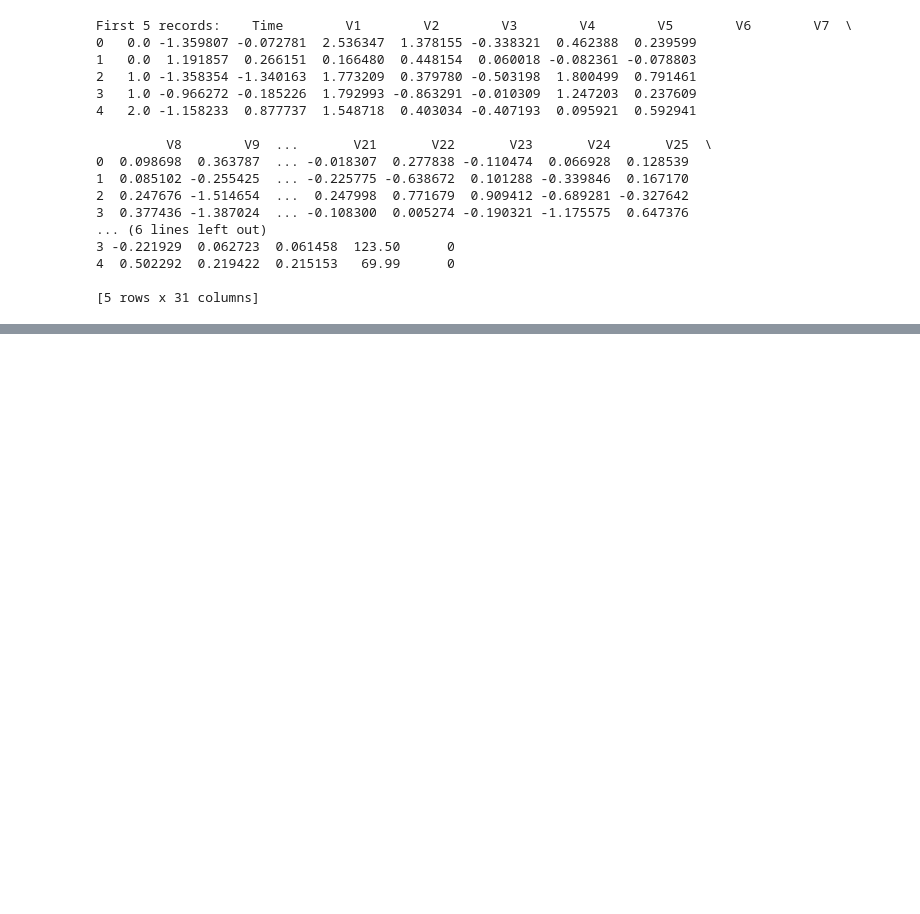
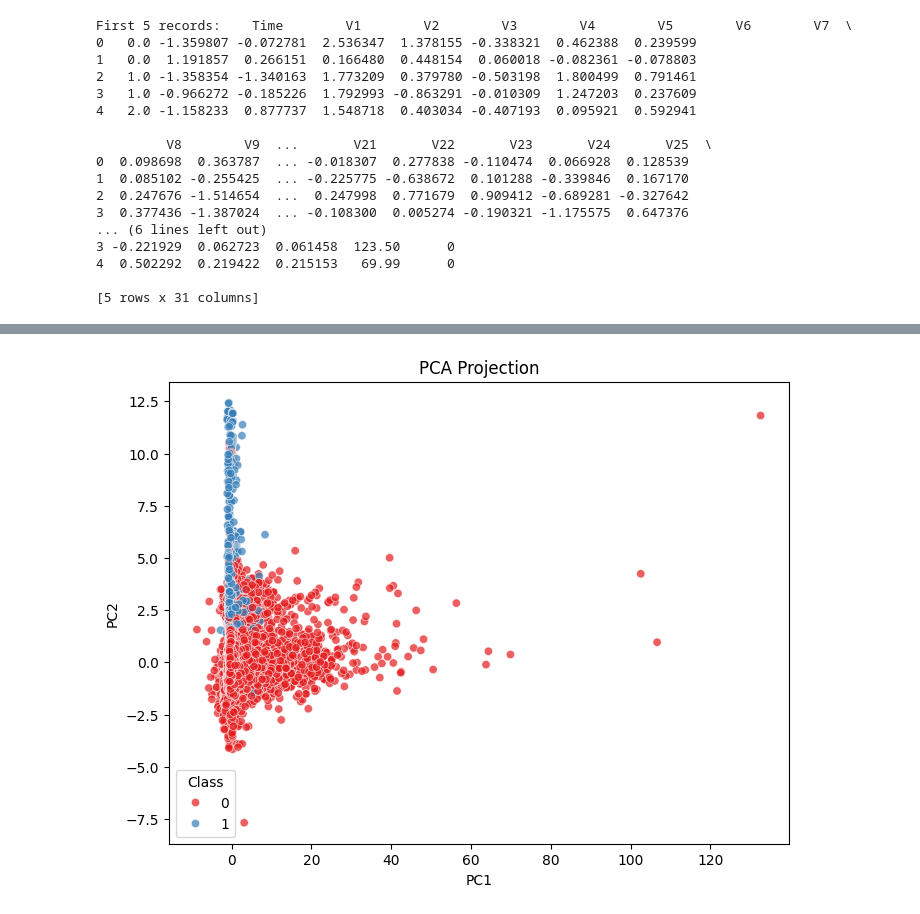
Before and after one commit to DEVang0876/Oasis, a Jupyter notebook: week4/ Autocomplete and Autocorrect Data Analytics /autocomplete_and_autocorrect_data_analysis.ipynb, the cells around one changed output, grey strips where cells are left out. Cells and saved outputs as stored; diff of their text form; code cells hidden in the pictures; blank space fills up the shorter version.

```diff
--- a/week4/ Autocomplete and Autocorrect Data Analytics /autocomplete_and_autocorrect_data_analysis.ipynb
+++ b/week4/ Autocomplete and Autocorrect Data Analytics /autocomplete_and_autocorrect_data_analysis.ipynb
@@ -36,0 +105,27 @@ First 5 records:    Time        V1        V2        V3        V4        V5
+# %%
+# ------------------------------
+# PCA for Dimensionality Reduction
+X = df.drop(['Class', 'Time'], axis=1)
+y = df['Class']
+# %%
+# Standardize
+scaler = StandardScaler()
+X_scaled = scaler.fit_transform(X)
+
+#
+# %%
+
+pca = PCA(n_components=2)
+X_pca = pca.fit_transform(X_scaled)
+# %%
+# Visualize
+plt.figure(figsize=(8, 6))
+sns.scatterplot(x=X_pca[:, 0], y=X_pca[:, 1], hue=y, palette='Set1', alpha=0.7)
+plt.title("PCA Projection")
+plt.xlabel("PC1")
+plt.ylabel("PC2")
+plt.show()
+
+# ------------------------------
+# %% [output]
+[figure, added]
```
Also changed, not shown: parts of 9 cells of this notebook.
